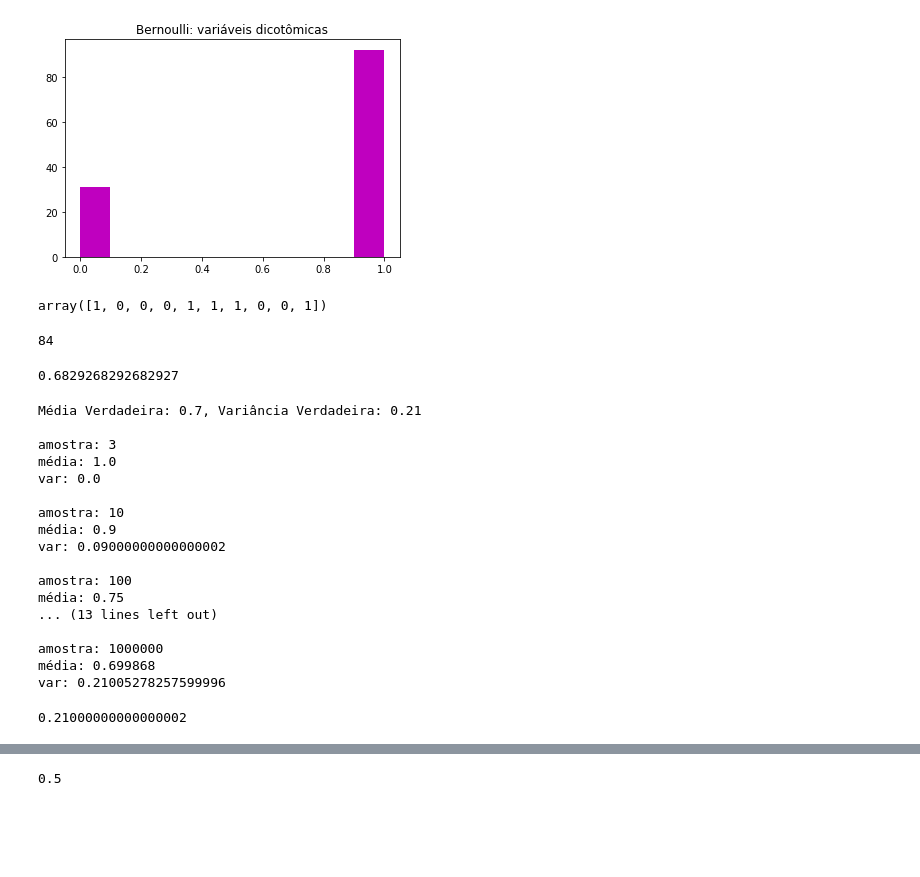
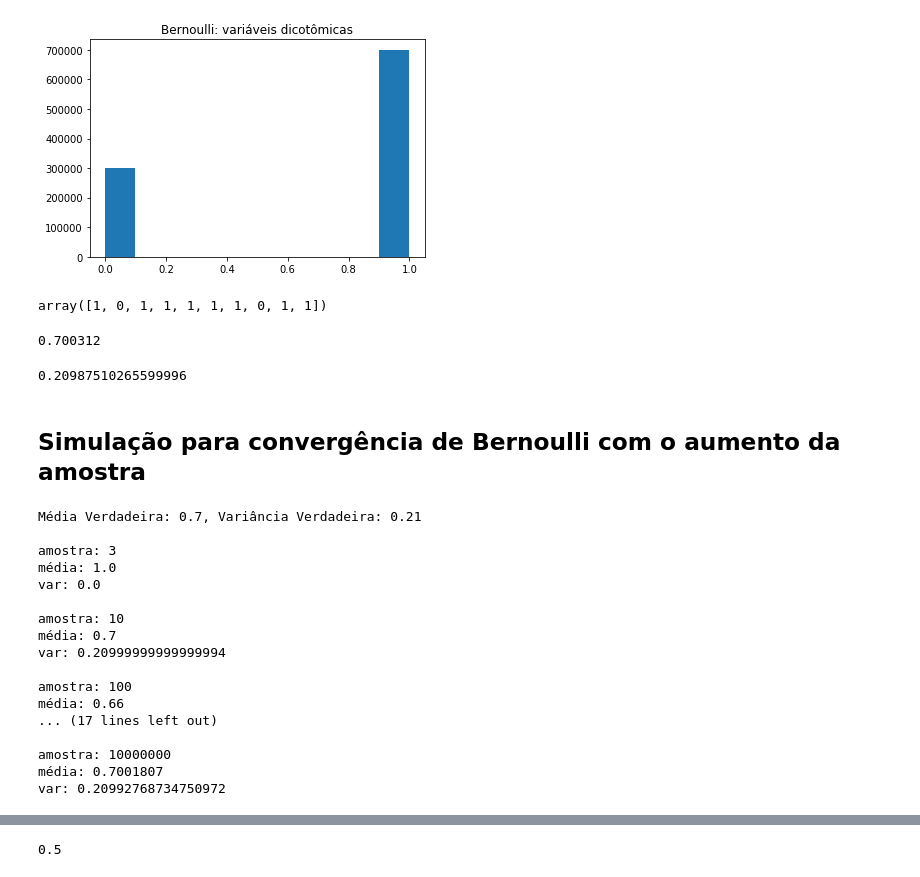
Before and after one commit to sn3fru/datascience_course, a Jupyter notebook: 1-analise-exploratória-basica/05-distribuições/Distribuições.ipynb, the cells around one changed output, grey strips where cells are left out. Cells and saved outputs as stored; diff of their text form; code cells hidden in the pictures; blank space fills up the shorter version.

```diff
--- a/1-analise-exploratória-basica/05-distribuições/Distribuições.ipynb
+++ b/1-analise-exploratória-basica/05-distribuições/Distribuições.ipynb
@@ -66,26 +94,28 @@ e a Variância = p(1-p)
 # %%
 from scipy.stats import bernoulli
-bern = bernoulli.rvs(p=0.7, size=123)
+bern = bernoulli.rvs(p=0.7, size=1000000)
 
 plt.title('Bernoulli: variáveis dicotômicas')
-plt.hist(bern, color='m');
+plt.hist(bern);
 # %% [output]
-[figure, old version]
+[figure, new version]
 # %%
 bern[:10]
 # %% [output]
-array([1, 0, 0, 0, 1, 1, 1, 0, 0, 1])
+array([1, 0, 1, 1, 1, 1, 1, 0, 1, 1])
-# %%
-bern.sum() # casos na amostra
-# %% [output]
-84
 # %%
 bern.sum()/len(bern) # média empirica
 # %% [output]
-0.6829268292682927
+0.700312
+# %%
+bern.std()**2 # variância
+# %% [output]
+0.20987510265599996
+# %% [markdown]
+## Simulação para convergência de Bernoulli com o aumento da amostra
 # %%
 print('Média Verdadeira: 0.7, Variância Verdadeira: 0.21')
-for n in [3,10,100,1000,10000,100000,1000000]:
+for n in [3,10,100,1000,10000,100000,1000000,10000000]:
     bern = bernoulli.rvs(p=0.7, size=n)
     print('\namostra:',n)
     print('média:', bern.sum()/len(bern))
@@ -98,19 +128,14 @@ média: 1.0
 var: 0.0
 
 amostra: 10
-média: 0.9
-var: 0.09000000000000002
+média: 0.7
+var: 0.20999999999999994
 
 amostra: 100
-média: 0.75
-... (13 lines left out)
+média: 0.66
+... (17 lines left out)
 
-amostra: 1000000
-média: 0.699868
-var: 0.21005278257599996
+amostra: 10000000
+média: 0.7001807
+var: 0.20992768734750972
-# %%
-0.7*(1-0.7)
-p(1-p)
-# %% [output]
-0.21000000000000002
 # %% [markdown]
```
Also changed, not shown: parts of 39 cells of this notebook, 6 other files.
